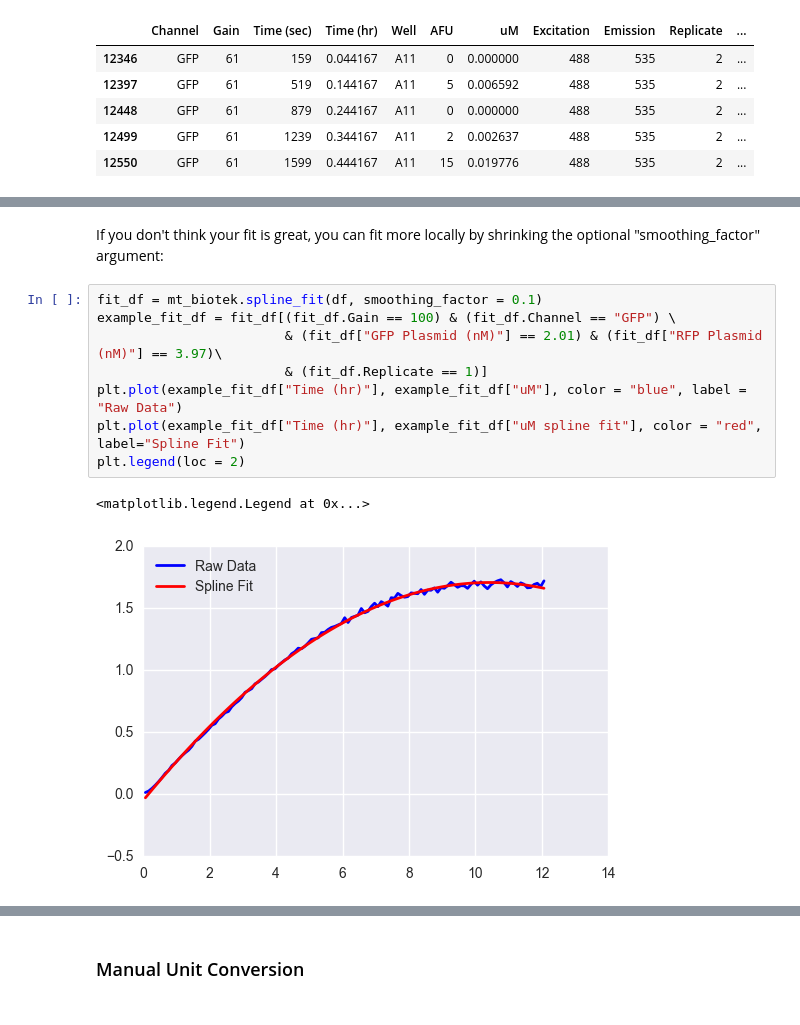
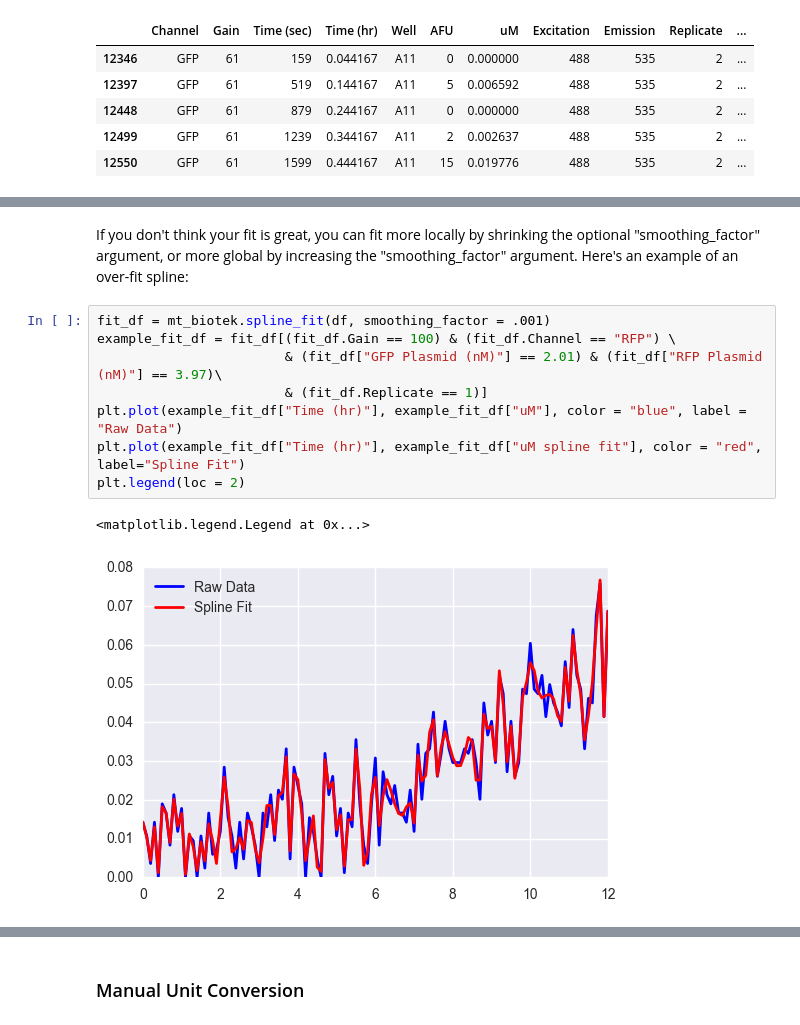
Before and after one commit to sclamons/murraylab_tools, a Jupyter notebook: examples/Biotek Analysis Usage Examples.ipynb, the cells around one changed output, grey strips where cells are left out. Drawn from its saved outputs; the diff is of its cells as text.

```diff
--- a/examples/Biotek Analysis Usage Examples.ipynb
+++ b/examples/Biotek Analysis Usage Examples.ipynb
@@ -235,13 +235,13 @@ plt.legend(loc = 2)
 # %% [markdown]
-If you don't think your fit is great, you can fit more locally by shrinking the optional "smoothing_factor" argument:
+If you don't think your fit is great, you can fit more locally by shrinking the optional "smoothing_factor" argument, or more global by increasing the "smoothing_factor" argument. Here's an example of an over-fit spline:
 # %%
-fit_df = mt_biotek.spline_fit(df, smoothing_factor = 0.1)
-example_fit_df = fit_df[(fit_df.Gain == 100) & (fit_df.Channel == "GFP") \
+fit_df = mt_biotek.spline_fit(df, smoothing_factor = .001)
+example_fit_df = fit_df[(fit_df.Gain == 100) & (fit_df.Channel == "RFP") \
                         & (fit_df["GFP Plasmid (nM)"] == 2.01) & (fit_df["RFP Plasmid (nM)"] == 3.97)\
                         & (fit_df.Replicate == 1)]
 plt.plot(example_fit_df["Time (hr)"], example_fit_df["uM"], color = "blue", label = "Raw Data")
 plt.plot(example_fit_df["Time (hr)"], example_fit_df["uM spline fit"], color = "red", label="Spline Fit")
 plt.legend(loc = 2)
 # %% [output]
 <matplotlib.legend.Legend at 0x...>
-[figure, old version]
+[figure, new version]
```
Also changed, not shown: parts of 4 cells of this notebook, 1 other file.
